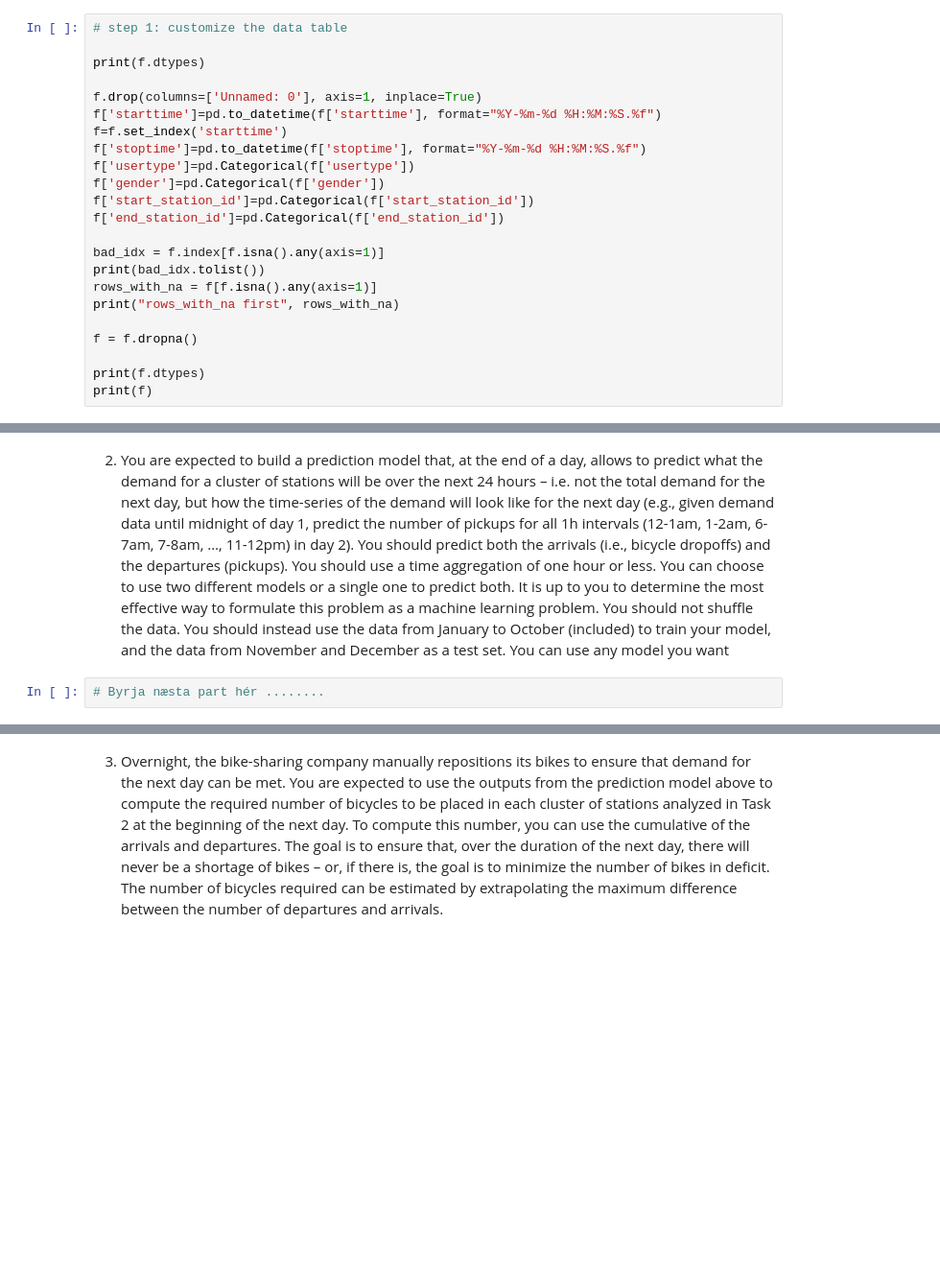
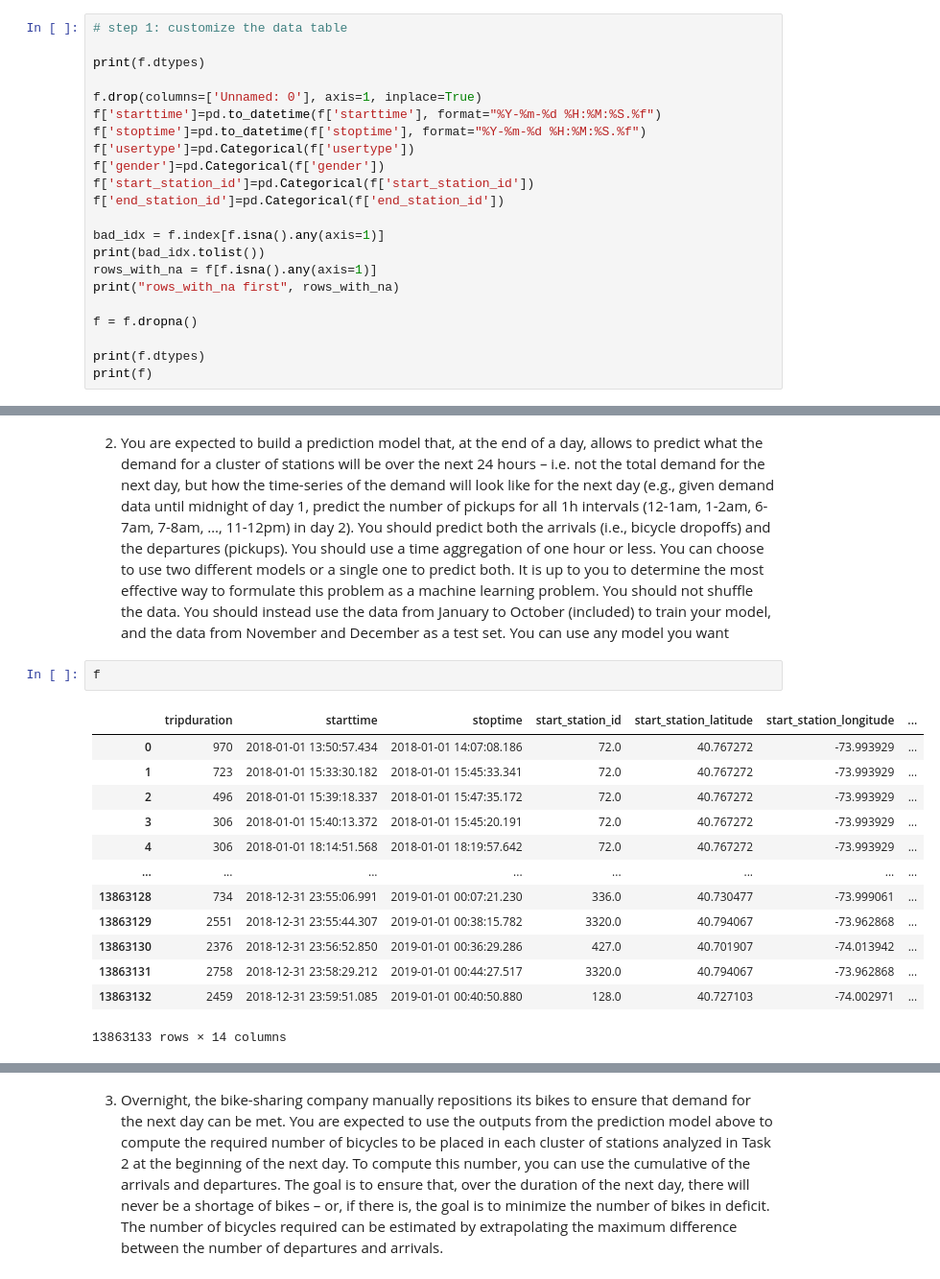
Before and after one commit to bodvarsdottirkristin/ba-group-37, a Jupyter notebook: notebooks/prediction_challenge.ipynb, the cells around one changed output, grey strips where cells are left out. Shown at 96% size. Cells and saved outputs as stored; diff of their text form; blank space fills up the shorter version.

Commit message:
dont set starttime as index

```diff
--- a/notebooks/prediction_challenge.ipynb
+++ b/notebooks/prediction_challenge.ipynb
@@ -16,7 +16,6 @@ print(f.dtypes)
 
 f.drop(columns=['Unnamed: 0'], axis=1, inplace=True)
 f['starttime']=pd.to_datetime(f['starttime'], format="%Y-%m-%d %H:%M:%S.%f")
-f=f.set_index('starttime')
 f['stoptime']=pd.to_datetime(f['stoptime'], format="%Y-%m-%d %H:%M:%S.%f")
 f['usertype']=pd.Categorical(f['usertype'])
 f['gender']=pd.Categorical(f['gender'])
@@ -213,5 +205,19 @@ to determine the most effective way to formulate this problem as a machine learn
 problem. You should not shuffle the data. You should instead use the data from
 January to October (included) to train your model, and the data from November and
 December as a test set. You can use any model you want
-# %%
-# Byrja næsta part hér ........
+# %%
+f
+# %% [output]
+|  | tripduration | starttime | stoptime | start_station_id | start_station_latitude | start_station_longitude | ... |
+| 0 | 970 | 2018-01-01 13:50:57.434 | 2018-01-01 14:07:08.186 | 72.0 | 40.767272 | -73.993929 | ... |
+| 1 | 723 | 2018-01-01 15:33:30.182 | 2018-01-01 15:45:33.341 | 72.0 | 40.767272 | -73.993929 | ... |
+| 2 | 496 | 2018-01-01 15:39:18.337 | 2018-01-01 15:47:35.172 | 72.0 | 40.767272 | -73.993929 | ... |
+| 3 | 306 | 2018-01-01 15:40:13.372 | 2018-01-01 15:45:20.191 | 72.0 | 40.767272 | -73.993929 | ... |
+| 4 | 306 | 2018-01-01 18:14:51.568 | 2018-01-01 18:19:57.642 | 72.0 | 40.767272 | -73.993929 | ... |
+| ... | ... | ... | ... | ... | ... | ... | ... |
+| 13863128 | 734 | 2018-12-31 23:55:06.991 | 2019-01-01 00:07:21.230 | 336.0 | 40.730477 | -73.999061 | ... |
+| 13863129 | 2551 | 2018-12-31 23:55:44.307 | 2019-01-01 00:38:15.782 | 3320.0 | 40.794067 | -73.962868 | ... |
+| 13863130 | 2376 | 2018-12-31 23:56:52.850 | 2019-01-01 00:36:29.286 | 427.0 | 40.701907 | -74.013942 | ... |
+| 13863131 | 2758 | 2018-12-31 23:58:29.212 | 2019-01-01 00:44:27.517 | 3320.0 | 40.794067 | -73.962868 | ... |
+| 13863132 | 2459 | 2018-12-31 23:59:51.085 | 2019-01-01 00:40:50.880 | 128.0 | 40.727103 | -74.002971 | ... |
+13863133 rows × 14 columns
```
Also changed, not shown: parts of 5 cells of this notebook.
